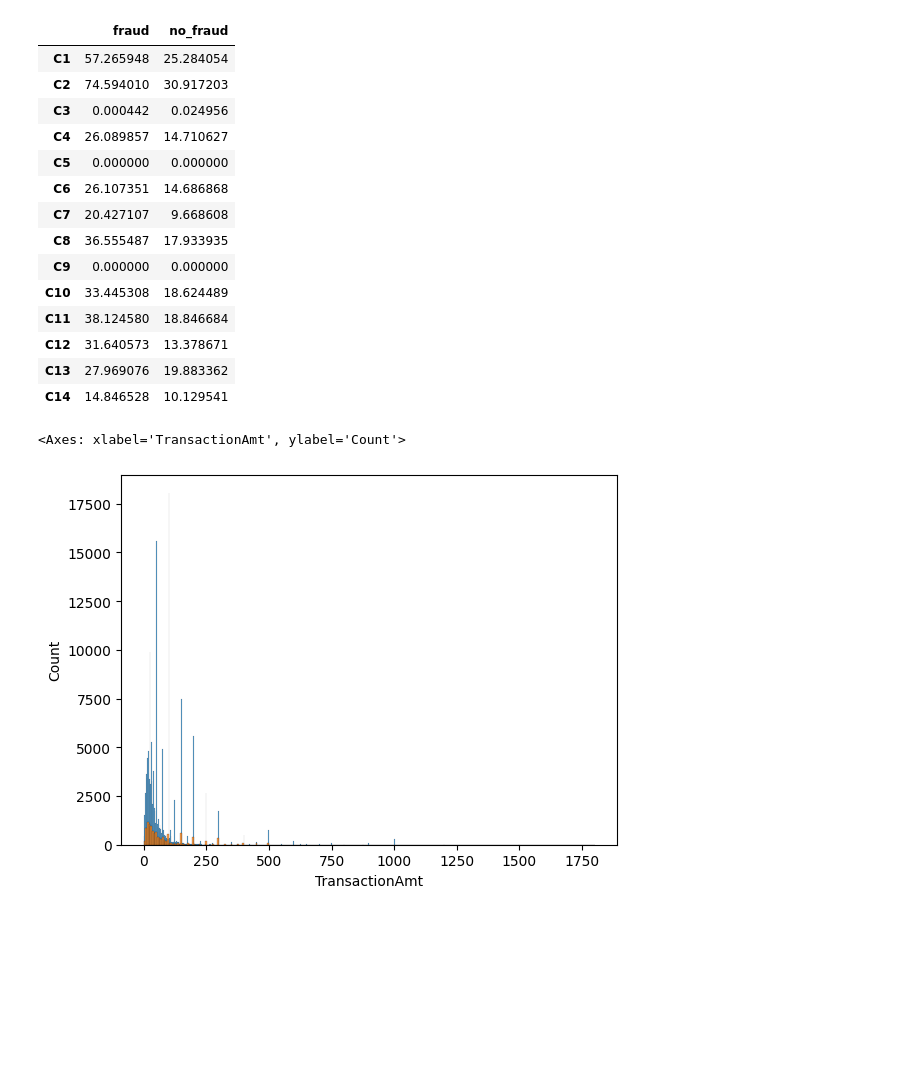
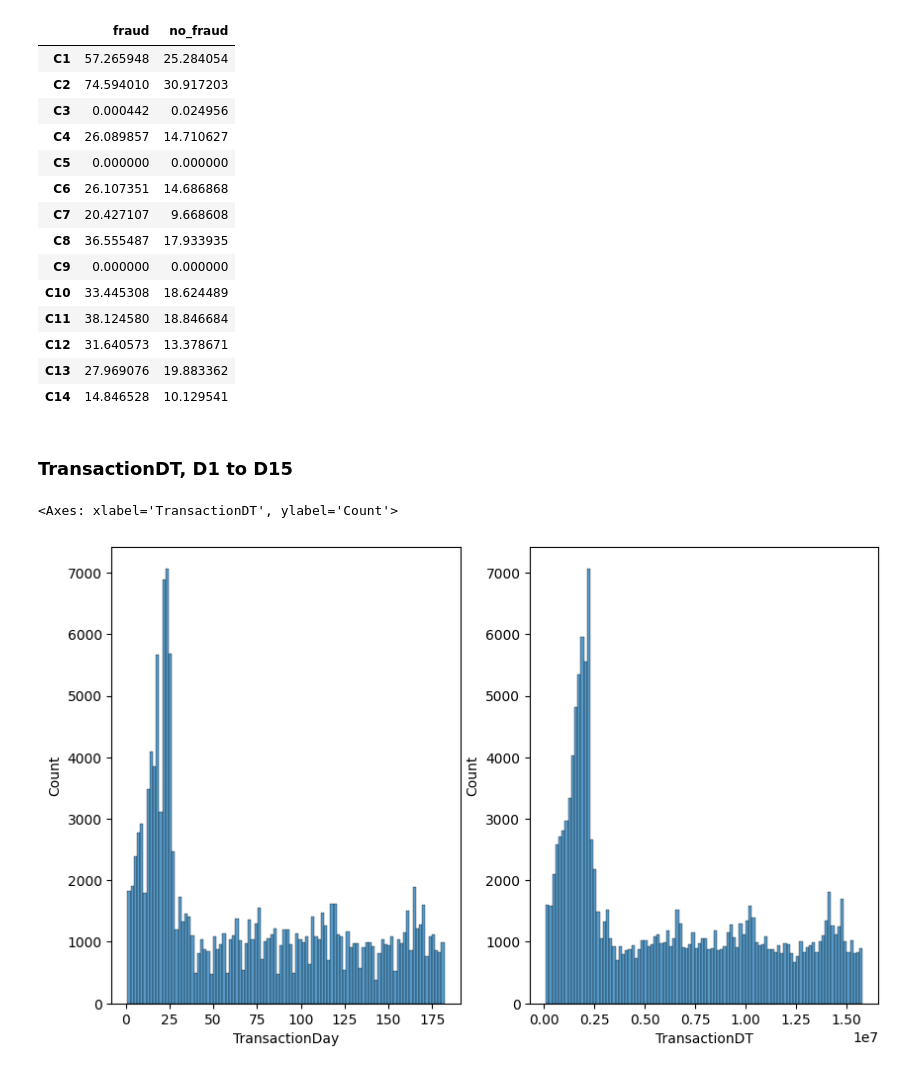
Before and after one commit to suvkp/fraud_detection, a Jupyter notebook: notebook/01_eda.ipynb, the cells around one changed output. Saved outputs shown, nothing was run; the diff lists cells and outputs as text; code cells hidden in the pictures; blank space fills up the shorter version.

```diff
--- a/notebook/01_eda.ipynb
+++ b/notebook/01_eda.ipynb
@@ -104,9 +122,16 @@ x
 | C12 | 31.640573 | 13.378671 |
 | C13 | 27.969076 | 19.883362 |
 | C14 | 14.846528 | 10.129541 |
-# %%
-sns.histplot(no_fraud_df['TransactionAmt'])
-sns.histplot(fraud_df['TransactionAmt'])
-# %% [output]
-<Axes: xlabel='TransactionAmt', ylabel='Count'>
-[figure, removed]
+# %% [markdown]
+### TransactionDT, D1 to D15
+# %%
+# TransactionDT is in timedelta format, thus it is in seconds
+# converting to day
+eda_df['TransactionDay'] = np.floor(eda_df['TransactionDT']/(24*60*60))
+# %%
+fig, ax = plt.subplots(1,2, figsize=(10,6))
+sns.histplot(eda_df['TransactionDay'], bins=100, ax=ax[0])
+sns.histplot(eda_df['TransactionDT'], bins=100, ax=ax[1])
+# %% [output]
+<Axes: xlabel='TransactionDT', ylabel='Count'>
+[figure, added]
```
Also changed, not shown: parts of 5 cells of this notebook, 1 other file.
